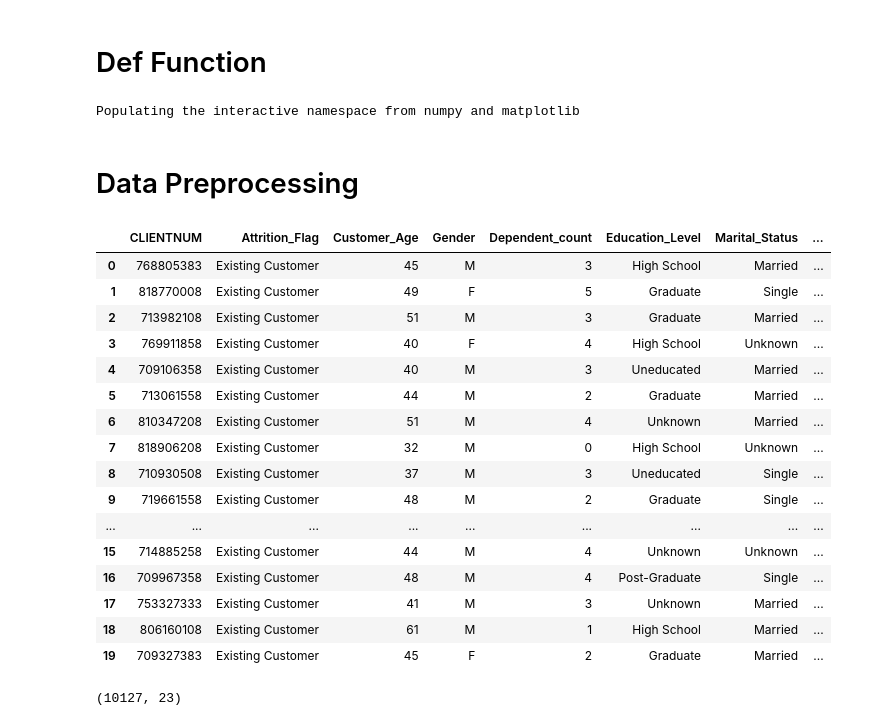
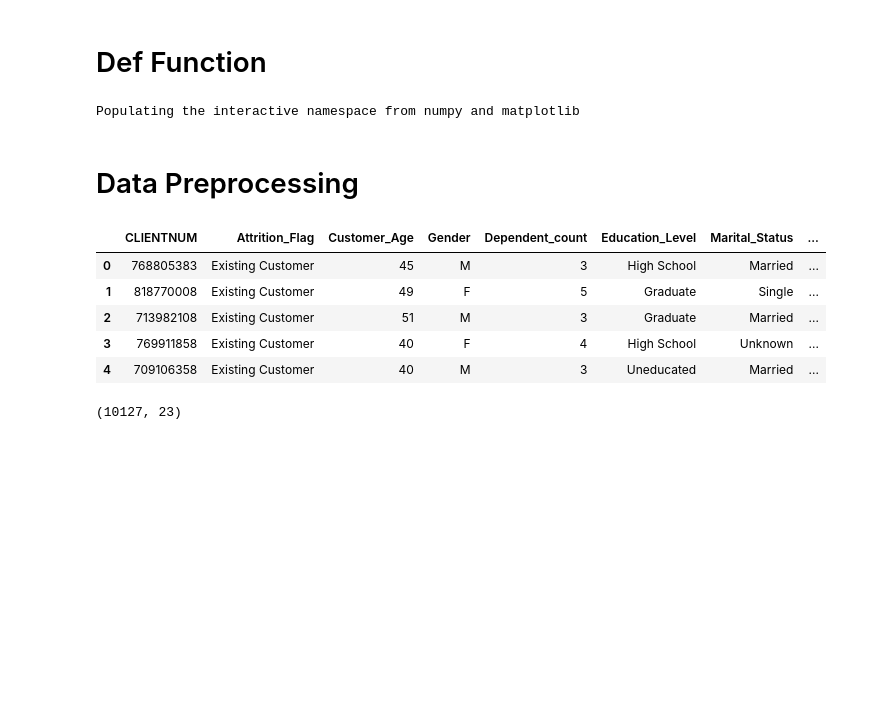
Before and after one commit to leonardoccarv/ChurnBankDetection, a Jupyter notebook: ChurnBankDetection.ipynb, the cells around one changed output. Cells and saved outputs as stored; diff of their text form; code cells hidden in the pictures; blank space fills up the shorter version.

```diff
--- a/ChurnBankDetection.ipynb
+++ b/ChurnBankDetection.ipynb
@@ -12,17 +13,27 @@ from IPython.core.display import HTML
 # %% [markdown]
 # Def Function
 # %%
-def fix_column_name (columns):
-    res = [col.lower() for col in columns]
-    return res
+def rename_columns(df):
+    # Convert column names to lowercase
+    df.columns = [col.lower() for col in df.columns]
+
+    # Rename specific columns
+    df = df.rename(columns={
+        'naive_bayes_classifier_attrition_flag_card_category_contacts_count_12_mon_dependent_count_education_level_months_inactive_12_mon_1':
+        'naive_bayes_classifier_mon_1',
+        'naive_bayes_classifier_attrition_flag_card_category_contacts_count_12_mon_dependent_count_education_level_months_inactive_12_mon_2':
+        'naive_bayes_classifier_mon_2'
+    })
+
+    return df
 
 def jupyter_settings():
     %matplotlib inline
     %pylab inline
 
     plt.style.use( 'bmh' )
-    plt.rcParams['figure.figsize'] = [25, 12]
-    plt.rcParams['font.size'] = 24
+    plt.rcParams['figure.figsize'] = [15, 7]
+    plt.rcParams['font.size'] = 20
 
     display( HTML( '<style>.container { width:100% !important; }</style>') )
     pd.options.display.max_columns = None
@@ -30,7 +41,7 @@ def jupyter_settings():
     pd.set_option( 'display.expand_frame_repr', False )
 
     sns.set()
-
-jupyter_settings()
-# %% [output]
-Populating the interactive namespace from numpy and matplotlib
+# %%
+jupyter_settings()
+# %% [output]
+Populating the interactive namespace from numpy and matplotlib
@@ -38,25 +51,14 @@ Populating the interactive namespace from numpy and matplotlib
 # Data Preprocessing
 # %%
 df = pd.read_csv('Data/BankChurners.csv')
-df.head(20)
+df.head()
 # %% [output]
 |  | CLIENTNUM | Attrition_Flag | Customer_Age | Gender | Dependent_count | Education_Level | Marital_Status | ... |
 | 0 | 768805383 | Existing Customer | 45 | M | 3 | High School | Married | ... |
 | 1 | 818770008 | Existing Customer | 49 | F | 5 | Graduate | Single | ... |
 | 2 | 713982108 | Existing Customer | 51 | M | 3 | Graduate | Married | ... |
 | 3 | 769911858 | Existing Customer | 40 | F | 4 | High School | Unknown | ... |
 | 4 | 709106358 | Existing Customer | 40 | M | 3 | Uneducated | Married | ... |
-| 5 | 713061558 | Existing Customer | 44 | M | 2 | Graduate | Married | ... |
-| 6 | 810347208 | Existing Customer | 51 | M | 4 | Unknown | Married | ... |
-| 7 | 818906208 | Existing Customer | 32 | M | 0 | High School | Unknown | ... |
-| 8 | 710930508 | Existing Customer | 37 | M | 3 | Uneducated | Single | ... |
-| 9 | 719661558 | Existing Customer | 48 | M | 2 | Graduate | Single | ... |
-| ... | ... | ... | ... | ... | ... | ... | ... | ... |
-| 15 | 714885258 | Existing Customer | 44 | M | 4 | Unknown | Unknown | ... |
-| 16 | 709967358 | Existing Customer | 48 | M | 4 | Post-Graduate | Single | ... |
-| 17 | 753327333 | Existing Customer | 41 | M | 3 | Unknown | Married | ... |
-| 18 | 806160108 | Existing Customer | 61 | M | 1 | High School | Married | ... |
-| 19 | 709327383 | Existing Customer | 45 | F | 2 | Graduate | Married | ... |
 # %%
 df.shape
 # %% [output]
```
Also changed, not shown: parts of 13 cells of this notebook, 1 other file.
